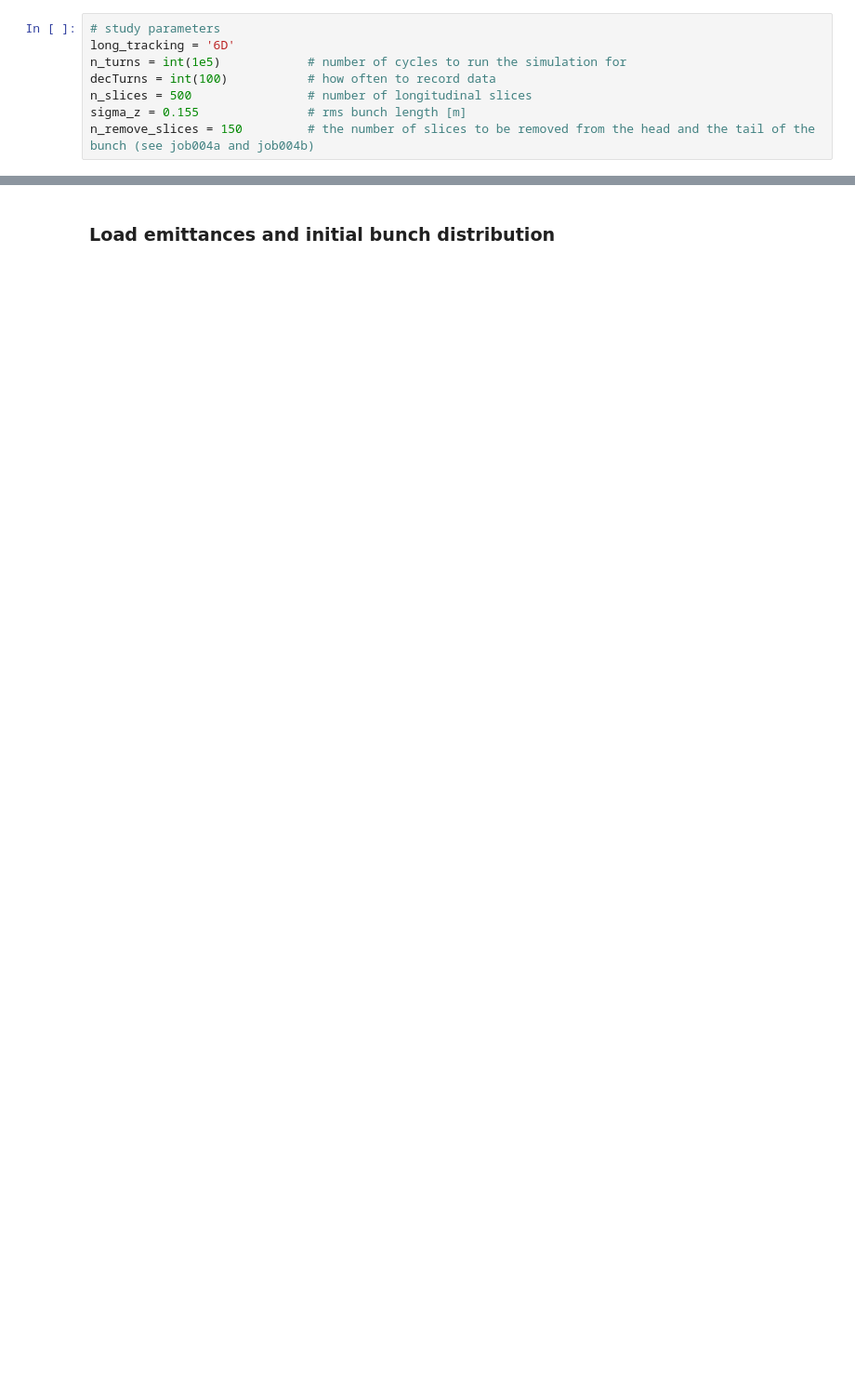
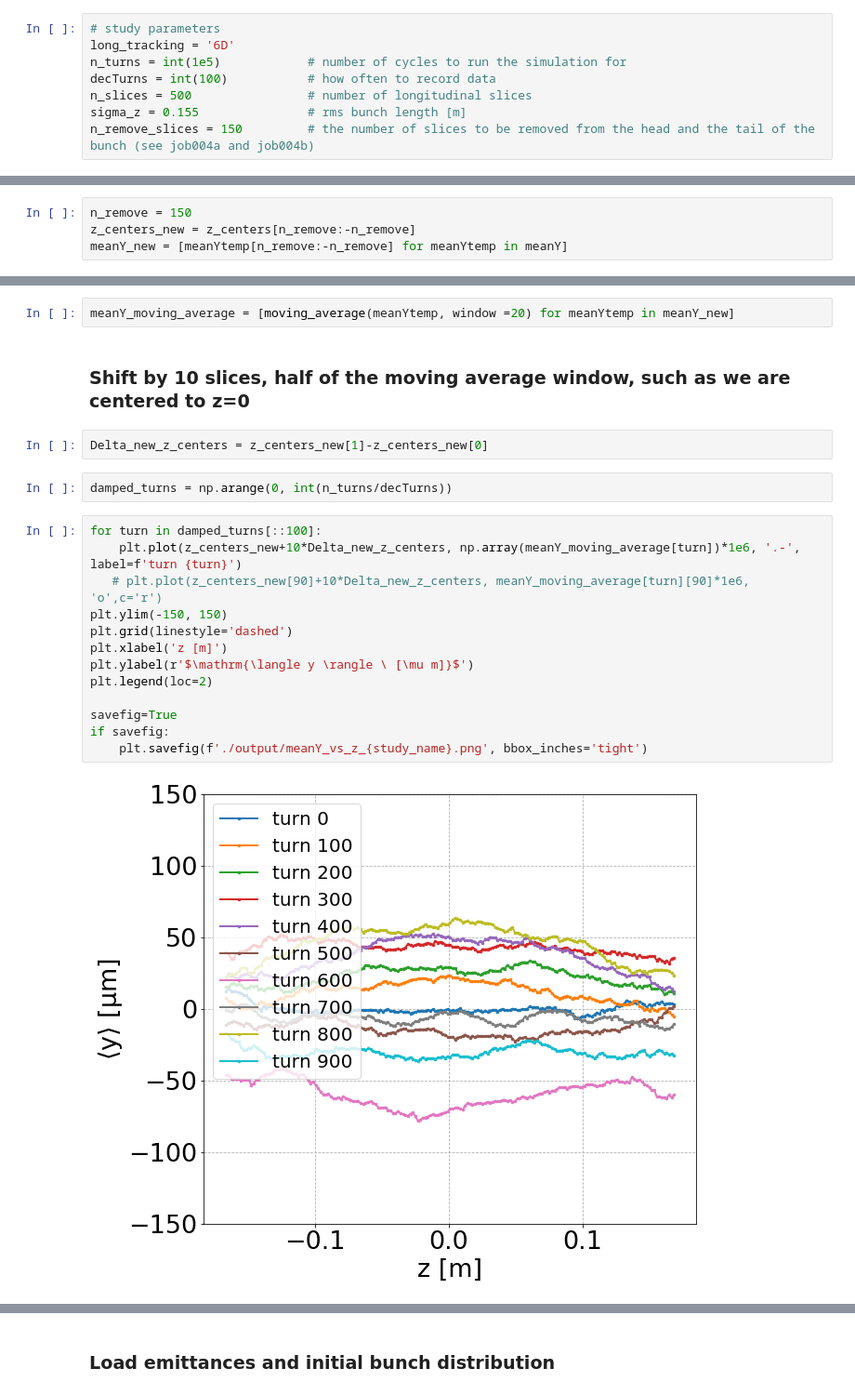
Before and after one commit to natriant/cc_rf_noise_pyheadtail, a Jupyter notebook: post_process_analysis/job004f_LongitudinalSlices_centroid_vs_zInit-functions_wakesVSNoWakes.ipynb, the cells around one changed output, grey strips where cells are left out. Shown: that part at 93% size. Cells and saved outputs as stored; diff of their text form; blank space fills up the shorter version.

Commit message:
meanY vs z initial

```diff
--- a/post_process_analysis/job004f_LongitudinalSlices_centroid_vs_zInit-functions_wakesVSNoWakes.ipynb
+++ b/post_process_analysis/job004f_LongitudinalSlices_centroid_vs_zInit-functions_wakesVSNoWakes.ipynb
@@ -83,0 +73,4 @@ FileNotFoundError: [Errno 2] No such file or directory: '/afs/cern.ch/work/n/nat
+# %%
+n_remove = 150
+z_centers_new = z_centers[n_remove:-n_remove]
+meanY_new = [meanYtemp[n_remove:-n_remove] for meanYtemp in meanY]
@@ -83,0 +81,23 @@ FileNotFoundError: [Errno 2] No such file or directory: '/afs/cern.ch/work/n/nat
+# %%
+meanY_moving_average = [moving_average(meanYtemp, window =20) for meanYtemp in meanY_new]
+# %% [markdown]
+### Shift by 10 slices, half of the moving average window, such as we are centered to z=0
+# %%
+Delta_new_z_centers = z_centers_new[1]-z_centers_new[0]
+# %%
+damped_turns = np.arange(0, int(n_turns/decTurns))
+# %%
+for turn in damped_turns[::100]:
+    plt.plot(z_centers_new+10*Delta_new_z_centers, np.array(meanY_moving_average[turn])*1e6, '.-', label=f'turn {turn}')
+   # plt.plot(z_centers_new[90]+10*Delta_new_z_centers, meanY_moving_average[turn][90]*1e6, 'o',c='r')
+plt.ylim(-150, 150)
+plt.grid(linestyle='dashed')
+plt.xlabel('z [m]')
+plt.ylabel(r'$\mathrm{\langle y \rangle \ [\mu m]}$')
+plt.legend(loc=2)
+
+savefig=True
+if savefig:
+    plt.savefig(f'./output/meanY_vs_z_{study_name}.png', bbox_inches='tight')
+# %% [output]
+[figure, added]
```
Also changed, not shown: parts of 19 cells of this notebook, 2 other files.
